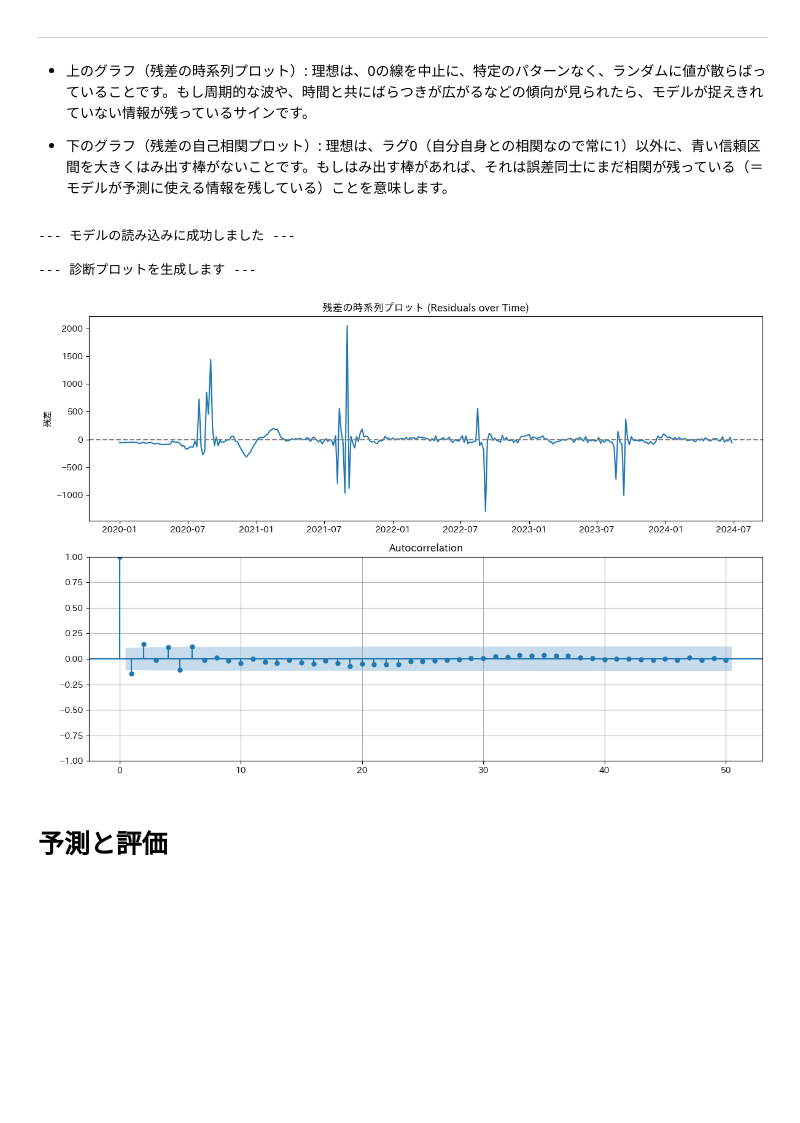
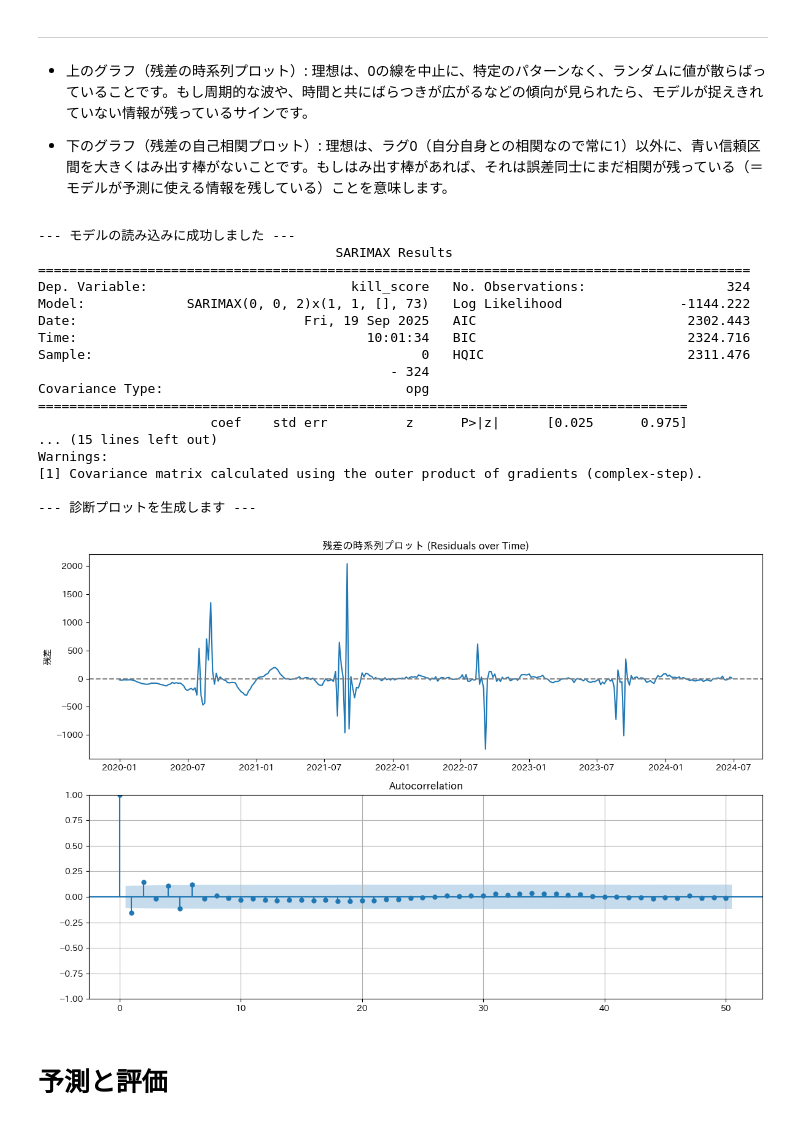
Before and after one commit to ShotaSasaki-HU/ASTRO-CAMP-2025, a Jupyter notebook: sarimax.ipynb, the cells around one changed output. Cells and saved outputs as stored; diff of their text form; code cells hidden in the pictures; blank space fills up the shorter version.

```diff
--- a/sarimax.ipynb
+++ b/sarimax.ipynb
@@ -1438,13 +1494,13 @@ print(f"学習済みモデルを '{model_path}' に保存しました．")
 - 下のグラフ（残差の自己相関プロット）:
 理想は、ラグ0（自分自身との相関なので常に1）以外に、青い信頼区間を大きくはみ出す棒がないことです。もしはみ出す棒があれば、それは誤差同士にまだ相関が残っている（＝モデルが予測に使える情報を残している）ことを意味します。
 # %%
-# model_path = "/content/drive/MyDrive/アストロキャンプ/models/sarimax_unka_model_2025-09-18T18:33:43+09:00.pkl"
+model_path = "/content/drive/MyDrive/アストロキャンプ/models/sarimax_unka_model_2025-09-19T06:26:02+09:00.pkl"
 
 # statsmodelsの専用関数でモデルをロード
 try:
     loaded_results = sm.load(model_path)
     print("--- モデルの読み込みに成功しました ---")
-    # print(loaded_results.summary())
+    print(loaded_results.summary())
 
     # --- 診断プロットの表示（ラグ数を減らしてエラーを回避） ---
     # lagsパラメータを追加して、診断プロットが参照するラグの数を制限
@@ -1460,34 +1516,48 @@ try:
 
     # --- 手動で診断プロットを作成 ---
 
     # 1. モデルから残差（= 実測値 - 予測値）を抽出
     residuals = loaded_results.resid
 
     # 描画エリアを準備
     fig, axes = plt.subplots(2, 1, figsize=(12, 8))
 
     # 2. プロット1：残差の時系列プロット
     axes[0].plot(residuals)
     axes[0].axhline(0, linestyle='--', color='gray')
     axes[0].set_title('残差の時系列プロット (Residuals over Time)')
     axes[0].set_ylabel('残差')
 
     # 3. プロット2：残差の自己相関（ACF）プロット
     sm.graphics.tsa.plot_acf(residuals, lags=50, ax=axes[1])
 
     plt.tight_layout()
     plt.grid()
     plt.show()
 
 except FileNotFoundError:
     print(f"エラー: ファイル '{model_path}' が見つかりません。")
 except Exception as e:
     print(f"モデルの読み込みまたはプロット中にエラーが発生しました: {e}")
 # %% [output]
 --- モデルの読み込みに成功しました ---
+                                      SARIMAX Results
+===========================================================================================
+Dep. Variable:                          kill_score   No. Observations:                  324
+Model:             SARIMAX(0, 0, 2)x(1, 1, [], 73)   Log Likelihood               -1144.222
+Date:                             Fri, 19 Sep 2025   AIC                           2302.443
+Time:                                     10:01:34   BIC                           2324.716
+Sample:                                          0   HQIC                          2311.476
+                                             - 324
+Covariance Type:                               opg
+===================================================================================
+                      coef    std err          z      P>|z|      [0.025      0.975]
+... (15 lines left out)
+Warnings:
+[1] Covariance matrix calculated using the outer product of gradients (complex-step).
 
 --- 診断プロットを生成します ---
-[figure, old version]
+[figure, new version]
 # %% [markdown]
 # 予測と評価
 # %% [markdown]
```
Also changed, not shown: parts of 17 cells of this notebook.
